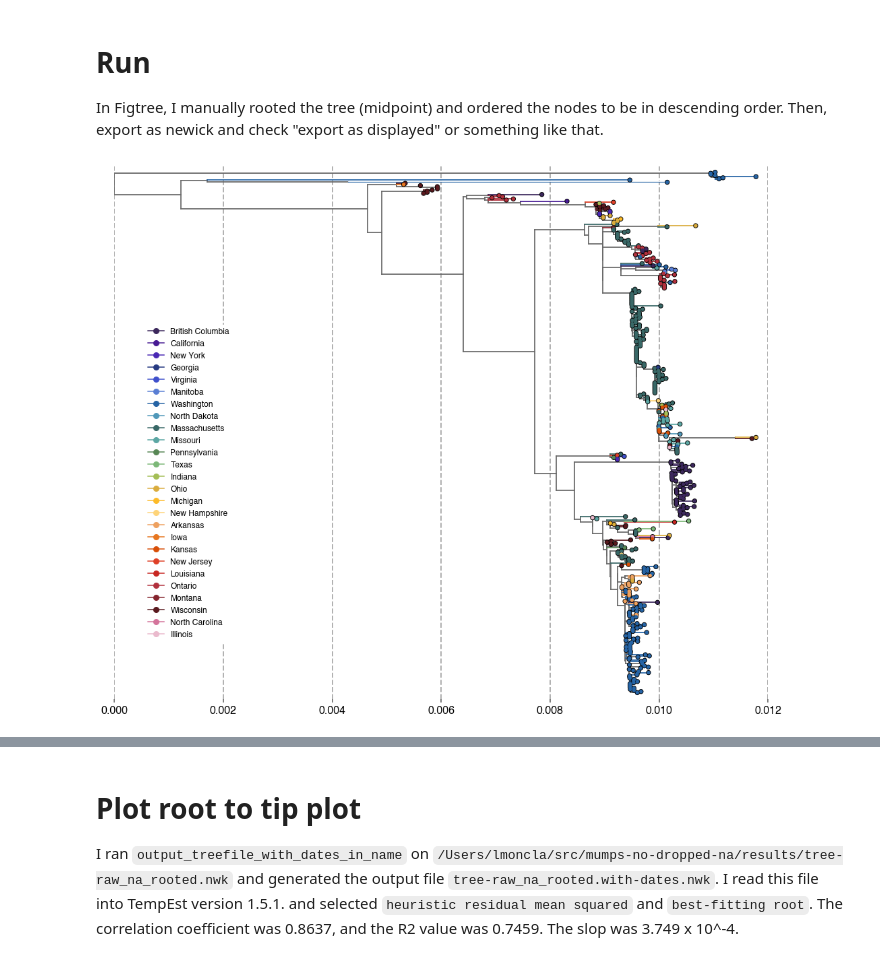
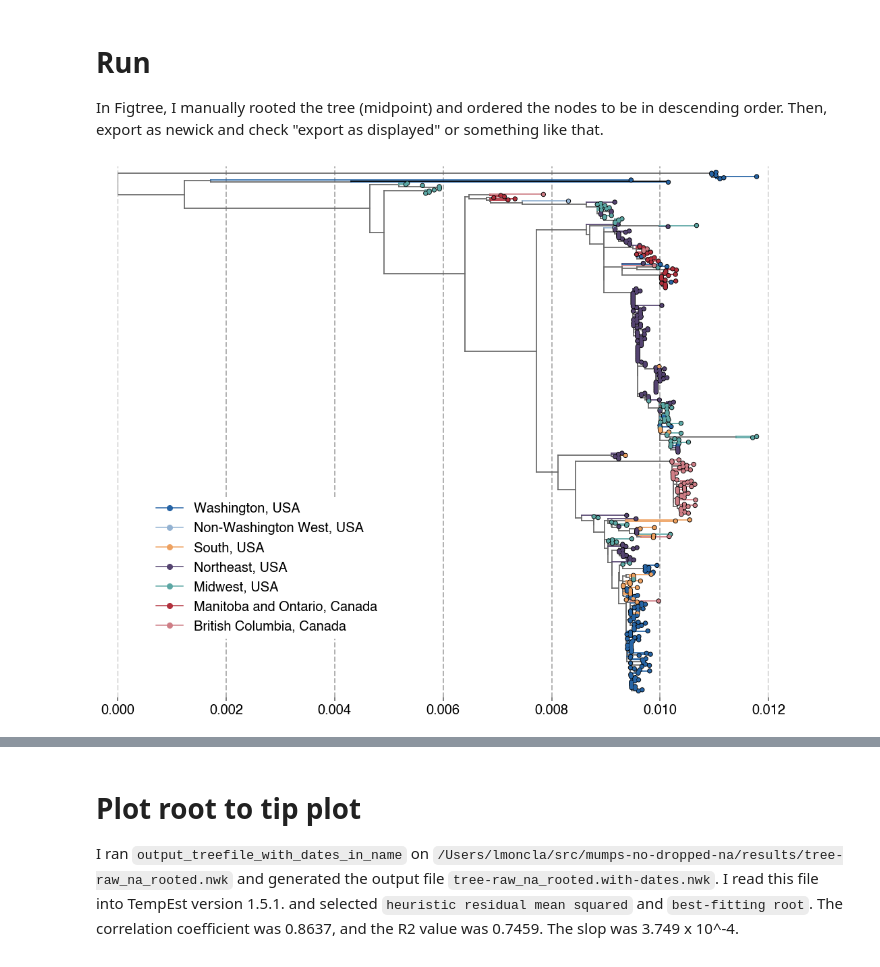
Before and after one commit to blab/mumps-wa-phylodynamics, a Jupyter notebook: divergence-tree-analyses/Plot-IQTREE-divergence-trees.ipynb, the cells around one changed output, grey strips where cells are left out. Saved outputs shown, nothing was run; the diff lists cells and outputs as text; code cells hidden in the pictures.

Commit message:
replacing strain names with proper ones

```diff
--- a/divergence-tree-analyses/Plot-IQTREE-divergence-trees.ipynb
+++ b/divergence-tree-analyses/Plot-IQTREE-divergence-trees.ipynb
@@ -75,7 +75,10 @@ def plot_full_genome_divergence_tree(tree,metadata,colors,division_order,output_
         if isinstance(k,bt.leaf) or k.branchType=='leaf': ## if leaf...
             #x=decimalDate(k.name.split('_')[-1],variable=True) ## get x position from name
 
-            c=colors[metadata[k.numName]['division'].lower().replace(" ","_")]
+            division = metadata[k.numName]['division'].lower().replace(" ","_")
+            region = regions[division]
+            c=colors[region]
+
             if metadata[k.numName]['division'].lower() == "reference":
                 s = 0
             else:
@@ -97,7 +100,7 @@ def plot_full_genome_divergence_tree(tree,metadata,colors,division_order,output_
         # bbox to anchor puts a bounding box around where you want the legend to go, prop part is for text size
         #ax.legend(handles = han_list, markerfirst = True, frameon=False, bbox_to_anchor=[0.8, 1], loc=2, prop={'size': 24})
     for key in division_order:
-        marker = mlines.Line2D(range(1), range(1), color = colors[key], marker='o', markerfacecolor = colors[key], label = key.replace("_"," ").title(), markersize = 8)
+        marker = mlines.Line2D(range(1), range(1), color = colors[key], marker='o', markerfacecolor = colors[key], label = key.replace("_"," ").title().replace("Usa","USA").replace("And","and"), markersize = 8)
         han_list.append(marker)
 
     # set axis limits, remove border lines
@@ -109,13 +112,13 @@ def plot_full_genome_divergence_tree(tree,metadata,colors,division_order,output_
     ax.set_xlim(0,0.012)
     ax.set_ylim(-5,tree.ySpan+5)
     ax.tick_params(axis='y',labelsize=0,size=0)
-    ax.tick_params(axis='x',labelsize=16,size=5, width=2,color='grey')
+    ax.tick_params(axis='x',labelsize=20,size=5, width=2,color='grey')
     ax.set_yticklabels([])
     ax.set_xticks(divergence)
 
     # in order to get the legend to plot without being transparent, over the plot, it needs to be here with frame set to true
     # bbox arguments are: x, y, with 0 being furthest left and bottom
-    ax.legend(handles = han_list, markerfirst = True, edgecolor="white", framealpha=1, bbox_to_anchor=[0.04, 0.1], loc=3,prop={'size': 12}, facecolor='w')
+    ax.legend(handles = han_list, markerfirst = True, edgecolor="white", framealpha=1, bbox_to_anchor=[0.04, 0.1], loc=3,prop={'size': 20}, facecolor='w')
 
     fig.tight_layout()
     plt.gcf().subplots_adjust(right=0.88)
@@ -244,15 +266,15 @@ division_order = ["british_columbia","california","new_york","georgia","virginia
 # %%
 # run for the full genome tree first
 tree_path = "../divergence-tree-analyses/data/full-genome-tree-raw_na_rooted.nwk"
 metadata_path = "../divergence-tree-analyses/data/full-North-America-metadata.tsv"
-output_name = "../divergence-tree-analyses/data/full-genome-divergence-tree-2020-08-24.pdf"
+output_name = "/Users/lmoncla/Documents/Mumps/paper-and-figure-drafts/individual-PDFs/full-genome-divergence-tree-2021-03-04.pdf"
 
 tree = load_tree(tree_path)
 metadata = generate_metadata_dictionary(metadata_path)
 output_treefile_with_dates_in_name(tree_path,metadata)
 plot_full_genome_divergence_tree(tree,metadata,colors,division_order,output_name)
 # %% [output]
-[figure, old version]
+[figure, new version]
 # %%
 # run for SH only tree
 tree_path = "../divergence-tree-analyses/data/SH-only-tree-raw_na_rooted.nwk"
```
Also changed, not shown: parts of 10 cells of this notebook, 10 other files.
